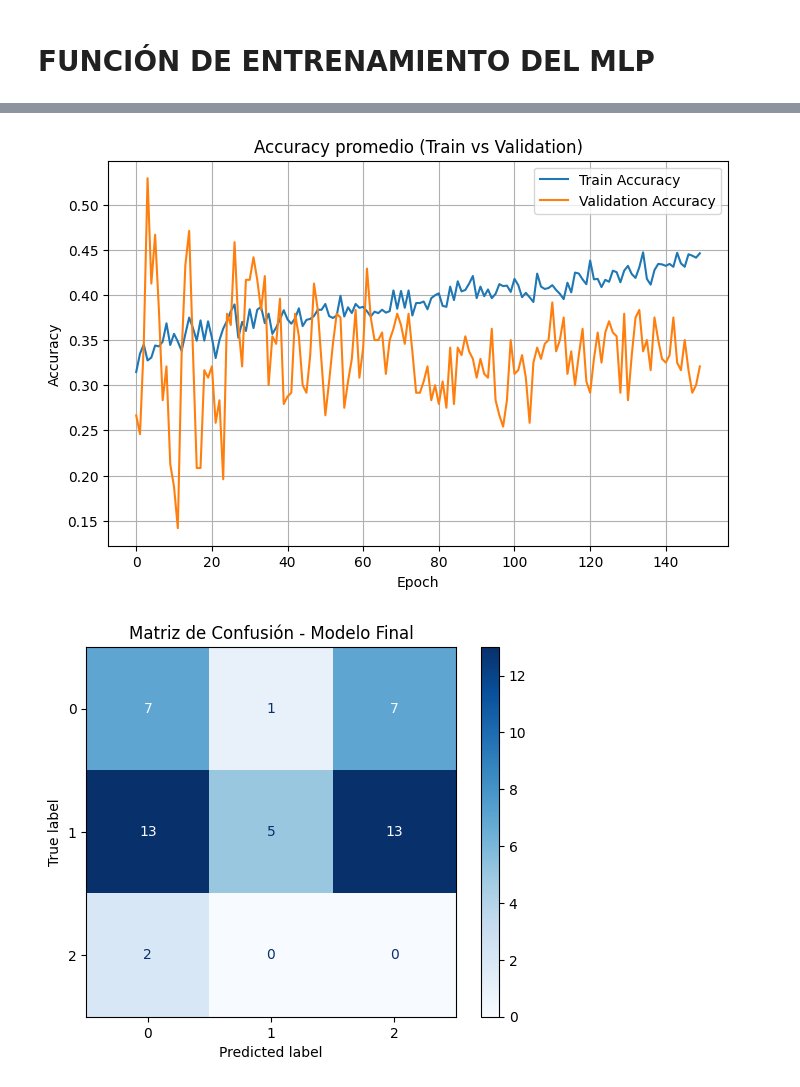
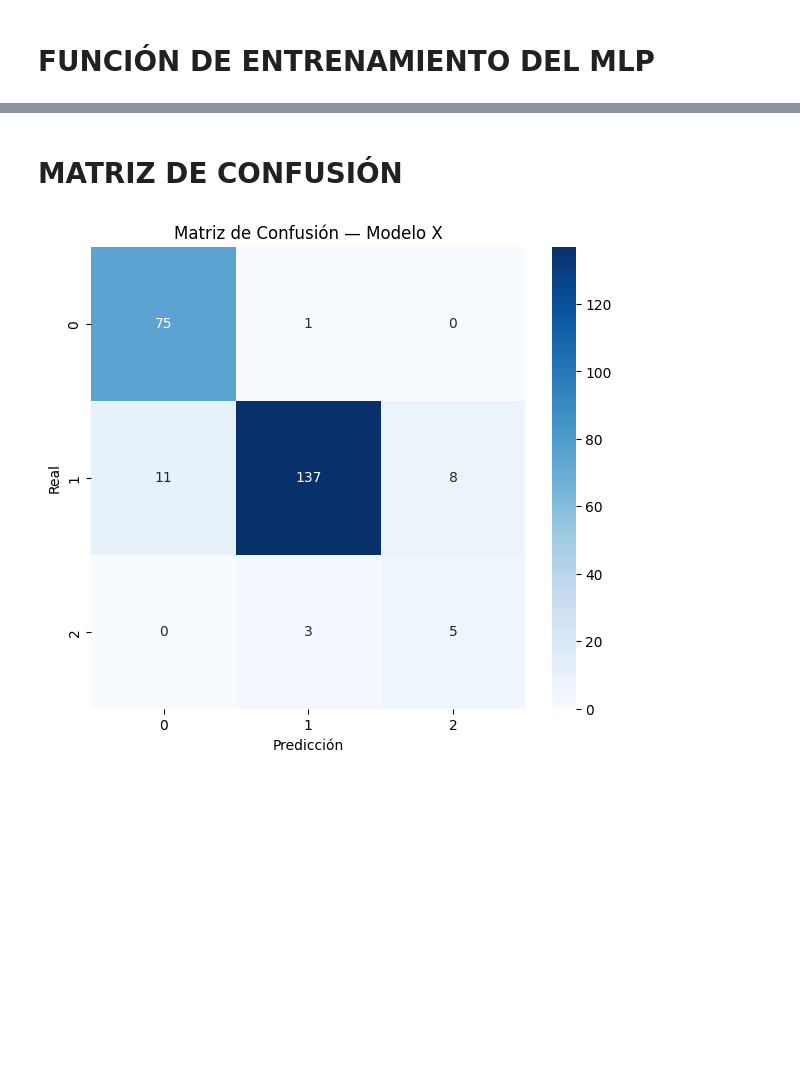
Before and after one commit to VivianaPM/DL-VisNIR-QualityClassifier, a Jupyter notebook: apple/modelApple.ipynb, the cells around one changed output, grey strips where cells are left out. Saved outputs shown, nothing was run; the diff lists cells and outputs as text; code cells hidden in the pictures; blank space fills up the shorter version.

```diff
--- a/apple/modelApple.ipynb
+++ b/apple/modelApple.ipynb
@@ -709,45 +889,18 @@ plt.show()
-# %%
-#@title GRÁFICO: TRAIN ACCURACY vs VAL ACCURACY
-mean_df = df_metrics.groupby('epoch').mean()
-
-plt.figure(figsize=(8,5))
-plt.plot(mean_df.index, mean_df['train_accuracy'], label='Train Accuracy')
-plt.plot(mean_df.index, mean_df['val_accuracy'], label='Validation Accuracy')
-
-plt.title('Accuracy promedio (Train vs Validation)')
-plt.xlabel('Epoch')
-plt.ylabel('Accuracy')
-plt.legend()
-plt.grid(True)
-plt.show()
-# %% [output]
-[figure, removed]
+# %% [markdown]
+# MATRIZ DE CONFUSIÓN
 # %%
-#@title MATRIZ DE CONFUSIÓN
-from sklearn.metrics import confusion_matrix, ConfusionMatrixDisplay
-import matplotlib.pyplot as plt
+from sklearn.metrics import confusion_matrix
+import seaborn as sns
 
-all_true = []
-all_pred = []
+df = pd.read_csv("confusion_Modelo_PA.csv")
 
-model.eval()
+cm = confusion_matrix(df['y_true'], df['y_pred'])
 
-with torch.no_grad():
-    for x, y in val_loader:
-        x = x.to(trainer.device)
-        y = y.to(trainer.device)
-
-        logits = model(x)
-        preds = logits.argmax(dim=1)
-
-        all_true.extend(y.cpu().numpy())
-        all_pred.extend(preds.cpu().numpy())
-
-cm = confusion_matrix(all_true, all_pred)
-
-disp = ConfusionMatrixDisplay(cm)
-disp.plot(cmap='Blues', values_format='d')
-plt.title("Matriz de Confusión - Modelo Final")
+plt.figure(figsize=(7,6))
+sns.heatmap(cm, annot=True, fmt='d', cmap='Blues')
+plt.title("Matriz de Confusión — Modelo X")
+plt.xlabel("Predicción")
+plt.ylabel("Real")
 plt.show()
 # %% [output]
-[figure, old version]
+[figure, new version]
```
Also changed, not shown: parts of 23 cells of this notebook.
